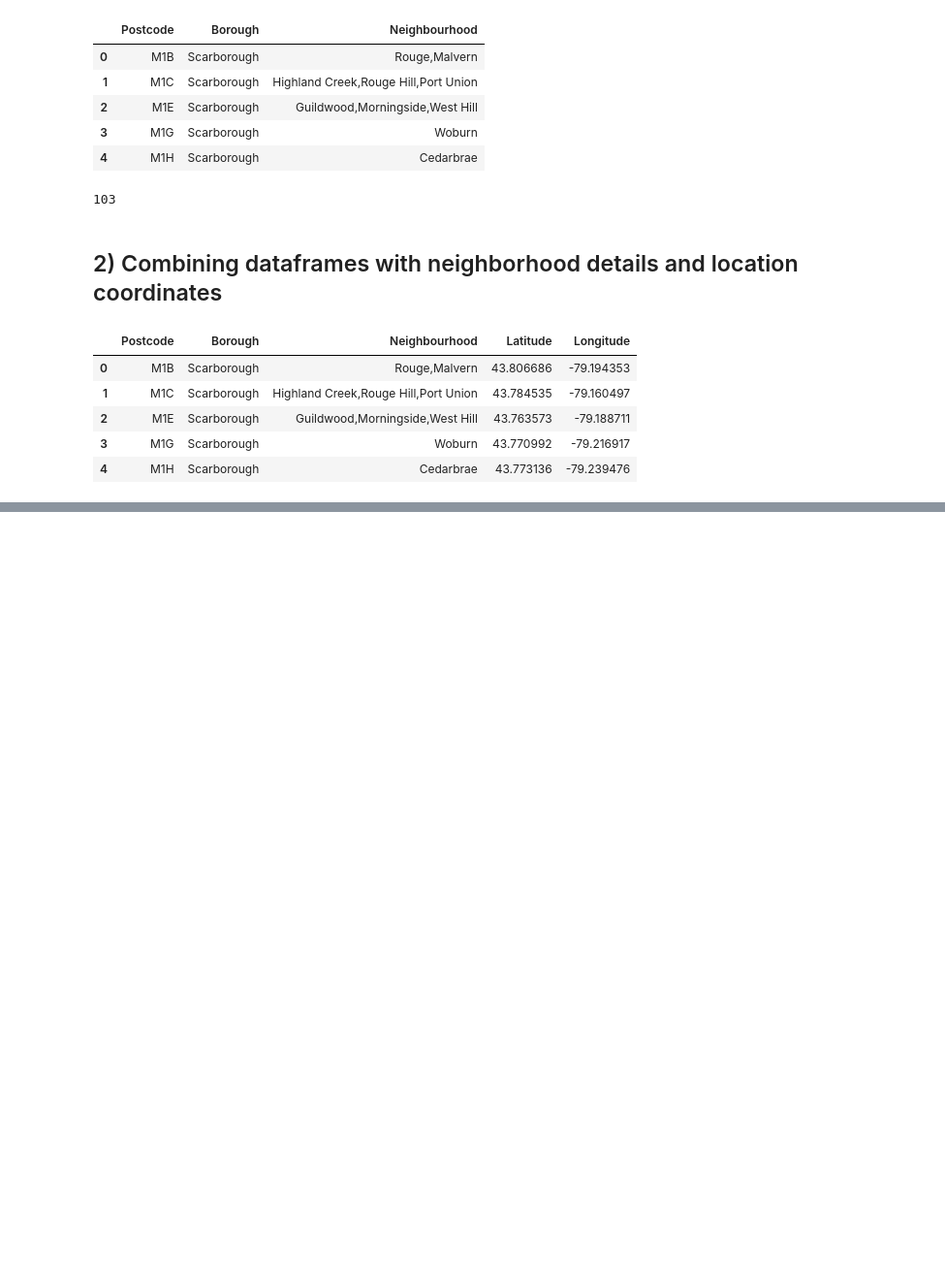
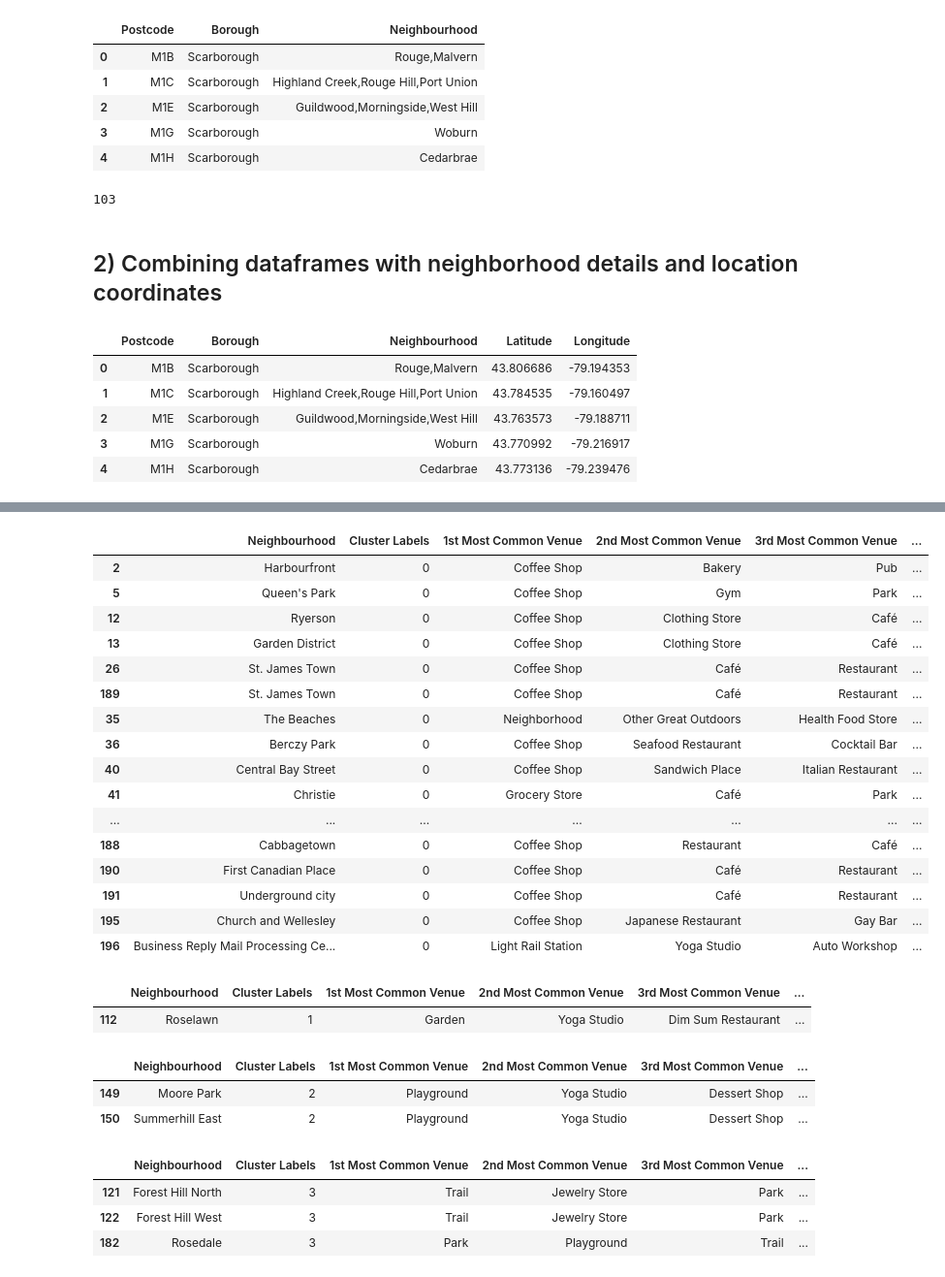
Before and after one commit to athira-g-96/Applied-DataScience-Capstone-Assignment-2, a Jupyter notebook: Applied_Datascience_Capstone_Assignment.ipynb, the cells around one changed output, grey strips where cells are left out. Shown at 97% size. Saved outputs shown, nothing was run; the diff lists cells and outputs as text; code cells hidden in the pictures; blank space fills up the shorter version.

```diff
--- a/Applied_Datascience_Capstone_Assignment.ipynb
+++ b/Applied_Datascience_Capstone_Assignment.ipynb
@@ -76,0 +380,3 @@ df3.head()
+# %%
+Toronto_clustering=toronto_grouped.drop('Neighborhoods',1)
+Toronto_clustering.head()
@@ -76,0 +390,5 @@ df3.head()
+# %%
+num_k=6
+kmeans=KMeans(n_clusters=num_k,random_state=123,n_init=25).fit(Toronto_clustering)
+labels=kmeans.labels_
+labels
@@ -76,0 +400,2 @@ df3.head()
+# %%
+Toronto_venues_sorted['Cluster Labels']=labels
@@ -76,0 +412,5 @@ df3.head()
+# %%
+toronto_df=Toronto_df1
+toronto_df=toronto_df.join(Toronto_venues_sorted.set_index('Neighborhood'),on='Neighbourhood',how='inner')
+toronto_df.head()
+toronto_df.shape
@@ -76,0 +441,42 @@ df3.head()
+# %%
+Cluster_0 = toronto_df.loc[toronto_df['Cluster Labels'] == 0, toronto_df.columns[[2] + list(range(5, toronto_df.shape[1]))]]
+Cluster_0
+# %% [output]
+|  | Neighbourhood | Cluster Labels | 1st Most Common Venue | 2nd Most Common Venue | 3rd Most Common Venue | ... |
+| 2 | Harbourfront | 0 | Coffee Shop | Bakery | Pub | ... |
+| 5 | Queen's Park | 0 | Coffee Shop | Gym | Park | ... |
+| 12 | Ryerson | 0 | Coffee Shop | Clothing Store | Café | ... |
+| 13 | Garden District | 0 | Coffee Shop | Clothing Store | Café | ... |
+| 26 | St. James Town | 0 | Coffee Shop | Café | Restaurant | ... |
+| 189 | St. James Town | 0 | Coffee Shop | Café | Restaurant | ... |
+| 35 | The Beaches | 0 | Neighborhood | Other Great Outdoors | Health Food Store | ... |
+| 36 | Berczy Park | 0 | Coffee Shop | Seafood Restaurant | Cocktail Bar | ... |
+| 40 | Central Bay Street | 0 | Coffee Shop | Sandwich Place | Italian Restaurant | ... |
+| 41 | Christie | 0 | Grocery Store | Café | Park | ... |
+| ... | ... | ... | ... | ... | ... | ... |
+| 188 | Cabbagetown | 0 | Coffee Shop | Restaurant | Café | ... |
+| 190 | First Canadian Place | 0 | Coffee Shop | Café | Restaurant | ... |
+| 191 | Underground city | 0 | Coffee Shop | Café | Restaurant | ... |
+| 195 | Church and Wellesley | 0 | Coffee Shop | Japanese Restaurant | Gay Bar | ... |
+| 196 | Business Reply Mail Processing Ce... | 0 | Light Rail Station | Yoga Studio | Auto Workshop | ... |
+# %%
+Cluster_1 = toronto_df.loc[toronto_df['Cluster Labels'] == 1, toronto_df.columns[[2] + list(range(5, toronto_df.shape[1]))]]
+Cluster_1
+# %% [output]
+|  | Neighbourhood | Cluster Labels | 1st Most Common Venue | 2nd Most Common Venue | 3rd Most Common Venue | ... |
+| 112 | Roselawn | 1 | Garden | Yoga Studio | Dim Sum Restaurant | ... |
+# %%
+Cluster_2 = toronto_df.loc[toronto_df['Cluster Labels'] == 2, toronto_df.columns[[2] + list(range(5, toronto_df.shape[1]))]]
+Cluster_2
+# %% [output]
+|  | Neighbourhood | Cluster Labels | 1st Most Common Venue | 2nd Most Common Venue | 3rd Most Common Venue | ... |
+| 149 | Moore Park | 2 | Playground | Yoga Studio | Dessert Shop | ... |
+| 150 | Summerhill East | 2 | Playground | Yoga Studio | Dessert Shop | ... |
+# %%
+Cluster_3 = toronto_df.loc[toronto_df['Cluster Labels'] == 3, toronto_df.columns[[2] + list(range(5, toronto_df.shape[1]))]]
+Cluster_3
+# %% [output]
+|  | Neighbourhood | Cluster Labels | 1st Most Common Venue | 2nd Most Common Venue | 3rd Most Common Venue | ... |
+| 121 | Forest Hill North | 3 | Trail | Jewelry Store | Park | ... |
+| 122 | Forest Hill West | 3 | Trail | Jewelry Store | Park | ... |
+| 182 | Rosedale | 3 | Park | Playground | Trail | ... |
```
Also changed, not shown: parts of 43 cells of this notebook.
